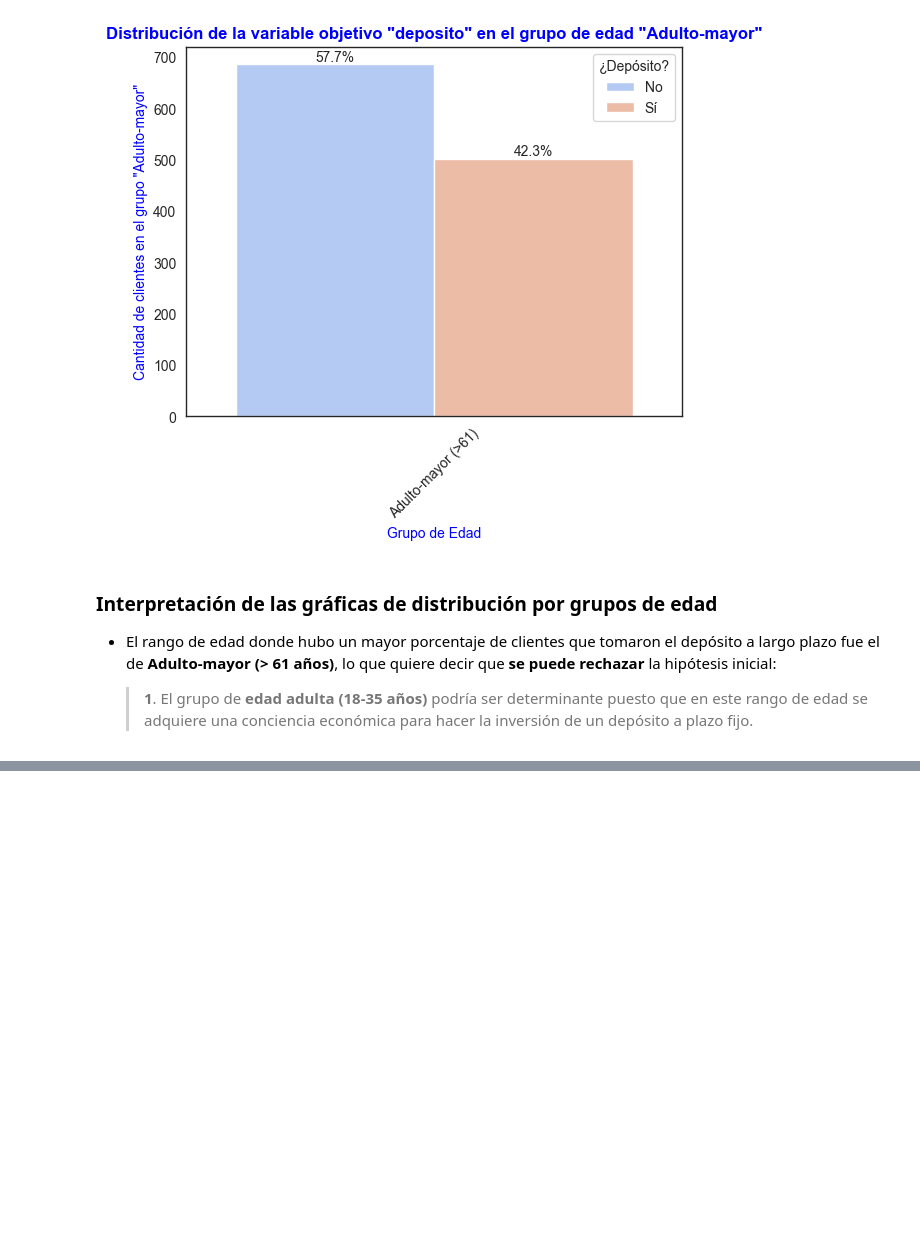
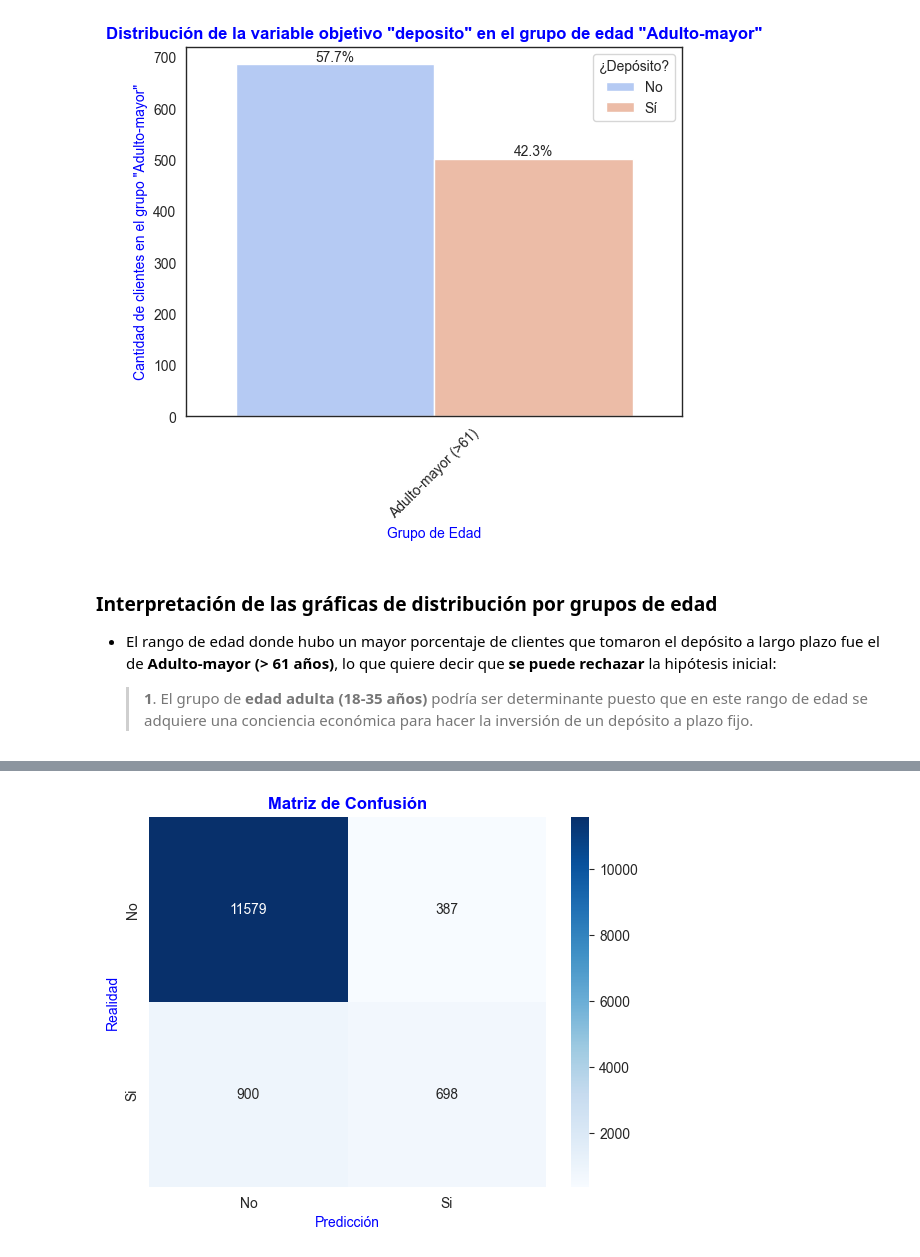
Before and after one commit to andres-coder-dev/entrega-ds-f, a Jupyter notebook: Entrega_Final-Andres-Burbano.ipynb, the cells around one changed output, grey strips where cells are left out. Cells and saved outputs as stored; diff of their text form; code cells hidden in the pictures; blank space fills up the shorter version.

Commit message:
mod: 4. Implementación modelo AS + 5. Evaluación del modelo

```diff
--- a/Entrega_Final-Andres-Burbano.ipynb
+++ b/Entrega_Final-Andres-Burbano.ipynb
@@ -645,0 +651,7 @@ plt.show()
+# %%
+from sklearn.model_selection import train_test_split
+from sklearn.ensemble import RandomForestClassifier
+
+# Selecciona todas las columnas excepto la variable objetivo como características.
+features = Data.drop(columns=['deposito'])
+target = Data['deposito']
@@ -645,0 +661,3 @@ plt.show()
+# %%
+# Convierte las variables categóricas a variables dummy (One-Hot Encoding).
+features_encoded = pd.get_dummies(features)
@@ -645,0 +667,9 @@ plt.show()
+# %%
+# Dividir los datos en conjuntos de entrenamiento y prueba
+X_train, X_test, y_train, y_test = train_test_split(features_encoded, target, test_size=0.3, random_state=42)
+
+#Crea una instancia del clasificador Random Forest.
+model = RandomForestClassifier(random_state=42)
+
+# Entrena el modelo con los datos de entrenamiento.
+model.fit(X_train, y_train)
@@ -645,0 +682,3 @@ plt.show()
+# %%
+# Predice los resultados para el conjunto de prueba.
+y_pred = model.predict(X_test)
@@ -645,0 +716,12 @@ plt.show()
+# %%
+# Calcula la matriz de confusión.
+conf_matrix = confusion_matrix(y_test, y_pred)
+
+# Visualiza la matriz de confusión usando Seaborn.
+sns.heatmap(conf_matrix, annot=True, fmt='d', cmap='Blues', xticklabels=['No', 'Si'], yticklabels=['No', 'Si'])
+plt.xlabel('Predicción')
+plt.ylabel('Realidad')
+plt.title('Matriz de Confusión')
+plt.show()
+# %% [output]
+[figure, added]
```
Also changed, not shown: parts of 14 cells of this notebook.
